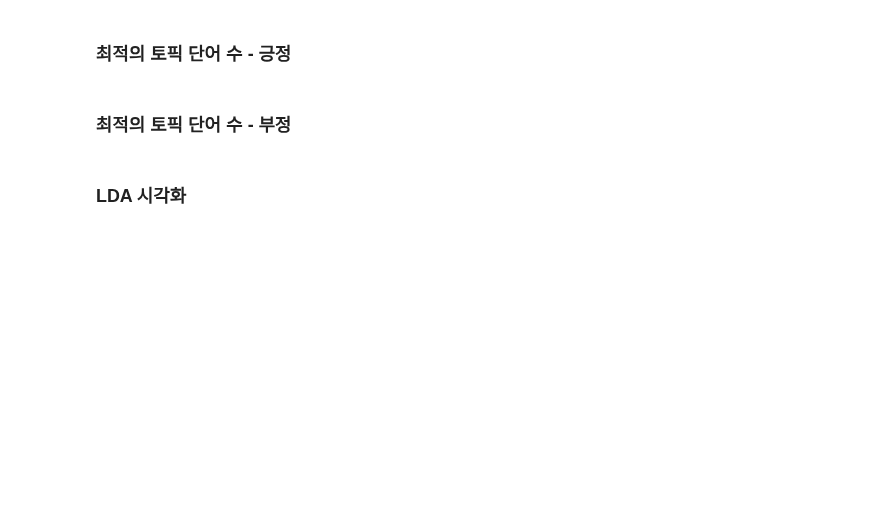
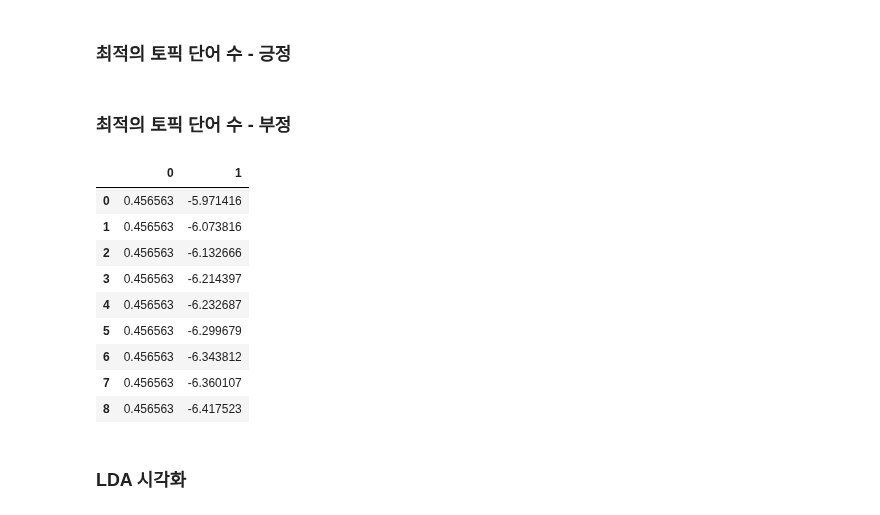
Before and after one commit to estskyway/project_data_analystics, a Jupyter notebook: codes/LDA/hyein_LDA.ipynb, the cells around one changed output. Saved outputs shown, nothing was run; the diff lists cells and outputs as text; code cells hidden in the pictures; blank space fills up the shorter version.

```diff
--- a/codes/LDA/hyein_LDA.ipynb
+++ b/codes/LDA/hyein_LDA.ipynb
@@ -151,14 +199,16 @@ dictionary.doc2bow(negative_data[0])
 # transform(긍정 전체)
 corpus_list_positive = list()
 for sentence in positive_data:
-    morphs_vector = dictionary.doc2bow(sentence)
+    morphs_vector = dictionary_positive.doc2bow(sentence)
     corpus_list_positive.append(morphs_vector) # 리스트에 morphs_vector값을 하나씩 담기
+# corpus_list_positive
 # %%
 # transform(부정 전체)
 corpus_list_negative = list()
 for sentence in negative_data:
-    morphs_vector = dictionary.doc2bow(sentence)
+    morphs_vector = dictionary_negative.doc2bow(sentence)
     corpus_list_negative.append(morphs_vector) # 리스트에 morphs_vector값을 하나씩 담기
+# corpus_list_negative
 # %%
 # fit(긍정)
 lda_model_positive = LdaModel(corpus=corpus_list_positive, id2word=dictionary_positive, num_topics=3)
@@ -171,0 +228,10 @@ IndexError: index 1745 is out of bounds for axis 1 with size 1205
+# %%
+start_topic = 2
+end_topic = 10
+coherence_scores_positive = []
+perplexity_scores_positive = []
+for topic_number in range(start_topic, end_topic+1):
+    lda_model = LdaModel(corpus=corpus_list_positive, id2word=dictionary_positive, num_topics=topic_number)  # fit
+    coherenceModel = CoherenceModel(model=lda_model, texts=positive_data, dictionary=dictionary_positive) # 인스턴스화
+    coherence_scores_positive.append(coherenceModel.get_coherence())  # 일관성 점수
+    perplexity_scores_positive.append(lda_model.log_perplexity(corpus_list_positive))  # 혼잡도 점수
@@ -172,5 +244,32 @@ IndexError: index 1745 is out of bounds for axis 1 with size 1205
 # %% [markdown]
 ### 최적의 토픽 단어 수 - 부정
+# %%
+start_topic = 2
+end_topic = 10
+coherence_scores_negative = list()
+perplexity_scores_negative = list()
+for topic_number in range(start_topic, end_topic+1):
+    lda_model = LdaModel(corpus=corpus_list_negative, id2word=dictionary_negative, num_topics=topic_number)  # fit
+    coherenceModel = CoherenceModel(model=lda_model_negative, texts=negative_data, dictionary=dictionary_negative) #인스턴스화
+    coherence_scores_negative.append(coherenceModel.get_coherence())  # 일관성 점수를 list에 담음
+    perplexity_scores_negative.append(lda_model.log_perplexity(corpus_list_negative))  # 혼잡도 점수를 list에 담음
+# %%
+df_score_negative = pd.DataFrame([coherence_scores_negative, perplexity_scores_negative]).T
+df_score_negative
+
+# 일관성 점수가 높고 혼잡도 점수가 낮은 것을 선택
+# index= 0이 최적의 토픽 개수이므로  2개
+# %% [output]
+|  | 0 | 1 |
+| 0 | 0.456563 | -5.971416 |
+| 1 | 0.456563 | -6.073816 |
+| 2 | 0.456563 | -6.132666 |
+| 3 | 0.456563 | -6.214397 |
+| 4 | 0.456563 | -6.232687 |
+| 5 | 0.456563 | -6.299679 |
+| 6 | 0.456563 | -6.343812 |
+| 7 | 0.456563 | -6.360107 |
+| 8 | 0.456563 | -6.417523 |
 # %% [markdown]
 ### LDA 시각화
 # %%
```
Also changed, not shown: parts of 11 cells of this notebook, 1 other file.
